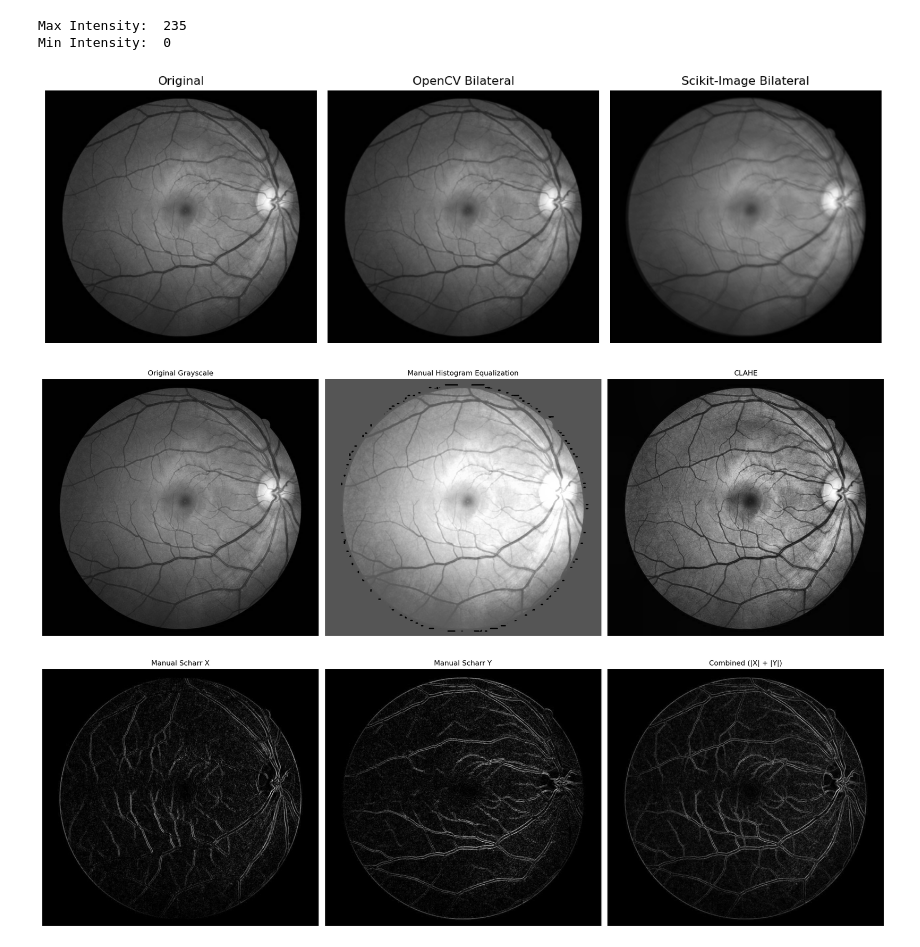
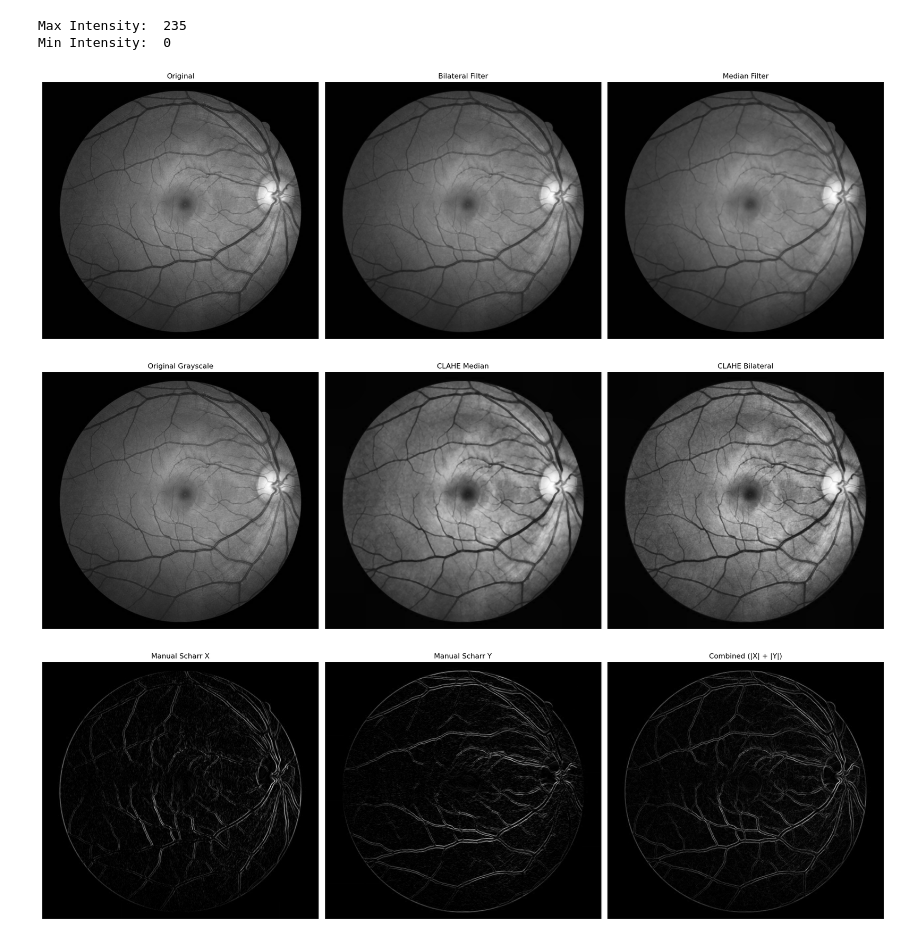
Before and after one commit to Shreyas8612/Image_Processing_Fundas_Images, a Jupyter notebook: DIP.ipynb, the cells around one changed output. Drawn from its saved outputs; the diff is of its cells as text; code cells hidden in the pictures.

Commit message:
Introduced Median Filter

```diff
--- a/DIP.ipynb
+++ b/DIP.ipynb
@@ -31,16 +51,12 @@ Min Intensity:  0
 # %%
 # Perform built-in bilateral (OpenCV)
-gray_img_filtered = cv2.bilateralFilter(gray_img, d=5, sigmaColor=30, sigmaSpace=2)
+gray_img_bilateral = cv2.bilateralFilter(gray_img, d=5, sigmaColor=50, sigmaSpace=0)
 
-# denoise_bilateral requires float image in [0,1]:
-gray_img_float = gray_img.astype(np.float32) / np.max(gray_img)
-
-# Built-in bilateral with scikit-image
-bilat_skimage = denoise_bilateral(gray_img_float, sigma_color=20, sigma_spatial=2)
-bilat_skimage = (bilat_skimage * 255).astype(np.float32)
+# Apply median filter with 5x5 kernel
+gray_img_median = apply_median_filter(gray_img, kernel_size=5)
 
 # Plot results
-plt.figure(figsize=(12, 4))
+plt.figure(figsize=(20, 8))
 
 plt.subplot(1,3,1)
 plt.title("Original")
@@ -48,16 +64,16 @@ plt.imshow(gray_img, cmap='gray')
 plt.axis('off')
 
 plt.subplot(1,3,2)
-plt.title("OpenCV Bilateral")
-plt.imshow(gray_img_filtered, cmap='gray')
+plt.title("Bilateral Filter")
+plt.imshow(gray_img_bilateral, cmap='gray')
 plt.axis('off')
 
 plt.subplot(1,3,3)
-plt.title("Scikit-Image Bilateral")
-plt.imshow(bilat_skimage, cmap='gray')
+plt.title("Median Filter")
+plt.imshow(gray_img_median, cmap='gray')
 plt.axis('off')
 
 plt.tight_layout()
 plt.show()
 # %% [output]
-[figure, old version]
+[figure, new version]
@@ -106,31 +80,29 @@ def histogram_equalization(gray_img):
 # %%
-# Histogram Equalization
-eq_img, bits_needed, max_gray_level, hist, cfd, cfd_transformed = histogram_equalization(gray_img_filtered)
-
 # Create a CLAHE object for comparison
-clahe = cv2.createCLAHE(clipLimit=2.0, tileGridSize=(8,8))
-clahe_img = clahe.apply(gray_img)
+clahe = cv2.createCLAHE(clipLimit=2.0, tileGridSize=(7,7))
+clahe_median = clahe.apply(gray_img_median)
+clahe_bilateral = clahe.apply(gray_img_bilateral)
 
 fig, axes = plt.subplots(1, 3, figsize=(20, 8))
 # Original
 axes[0].imshow(gray_img, cmap='gray')
 axes[0].set_title("Original Grayscale")
 axes[0].axis("off")
 
 # Manual Histogram Equalized
-axes[1].imshow(eq_img, cmap='gray')
-axes[1].set_title("Manual Histogram Equalization")
+axes[1].imshow(clahe_median, cmap='gray')
+axes[1].set_title("CLAHE Median")
 axes[1].axis("off")
 
 # CLAHE
-axes[2].imshow(clahe_img, cmap='gray')
-axes[2].set_title("CLAHE")
+axes[2].imshow(clahe_bilateral, cmap='gray')
+axes[2].set_title("CLAHE Bilateral")
 axes[2].axis("off")
 
 plt.tight_layout()
 plt.show()
 # %% [output]
-[figure, old version]
+[figure, new version]
 # %%
 def manual_scharr(gray_img):
     """
```
Also changed, not shown: parts of 6 cells of this notebook, 1 other file.
